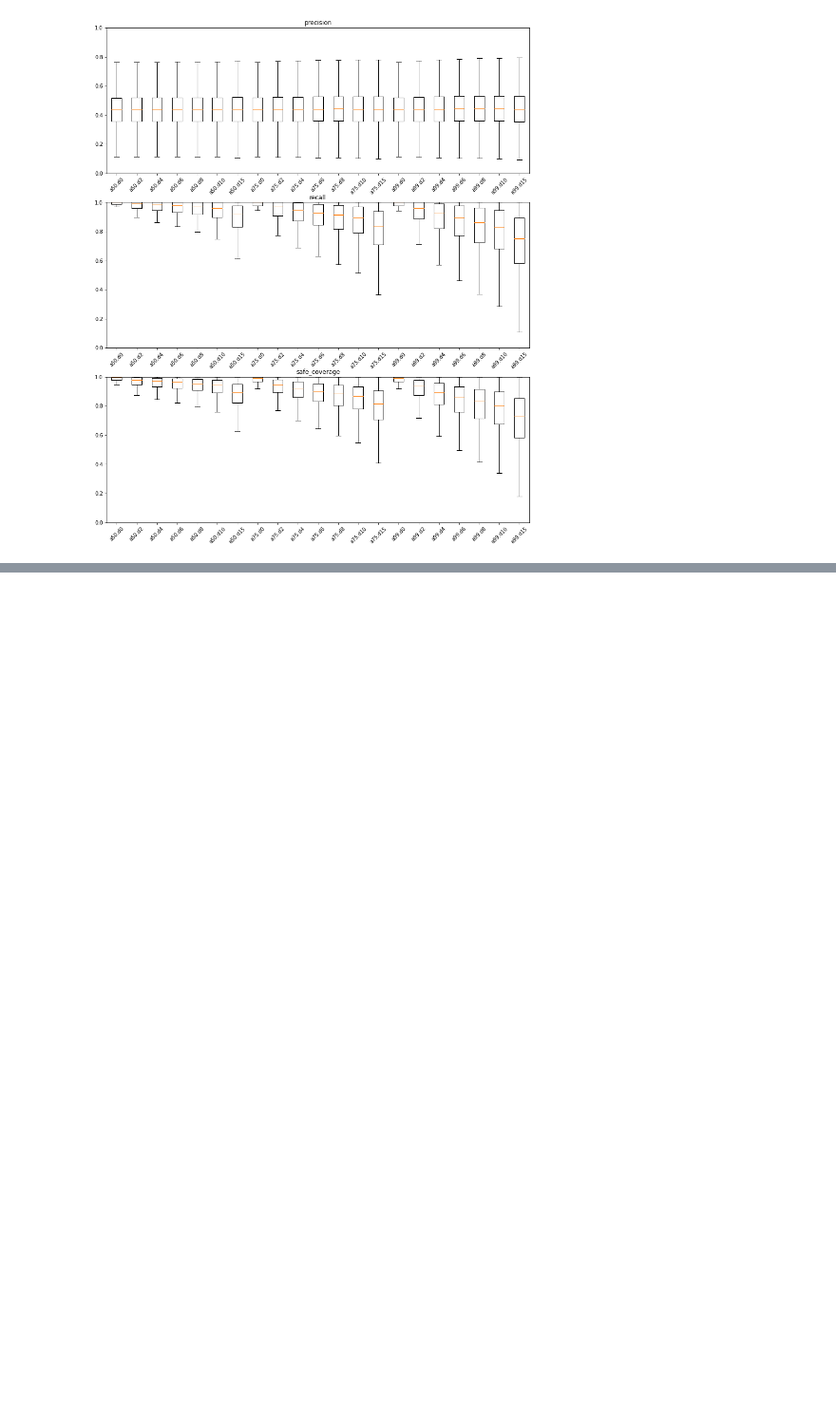
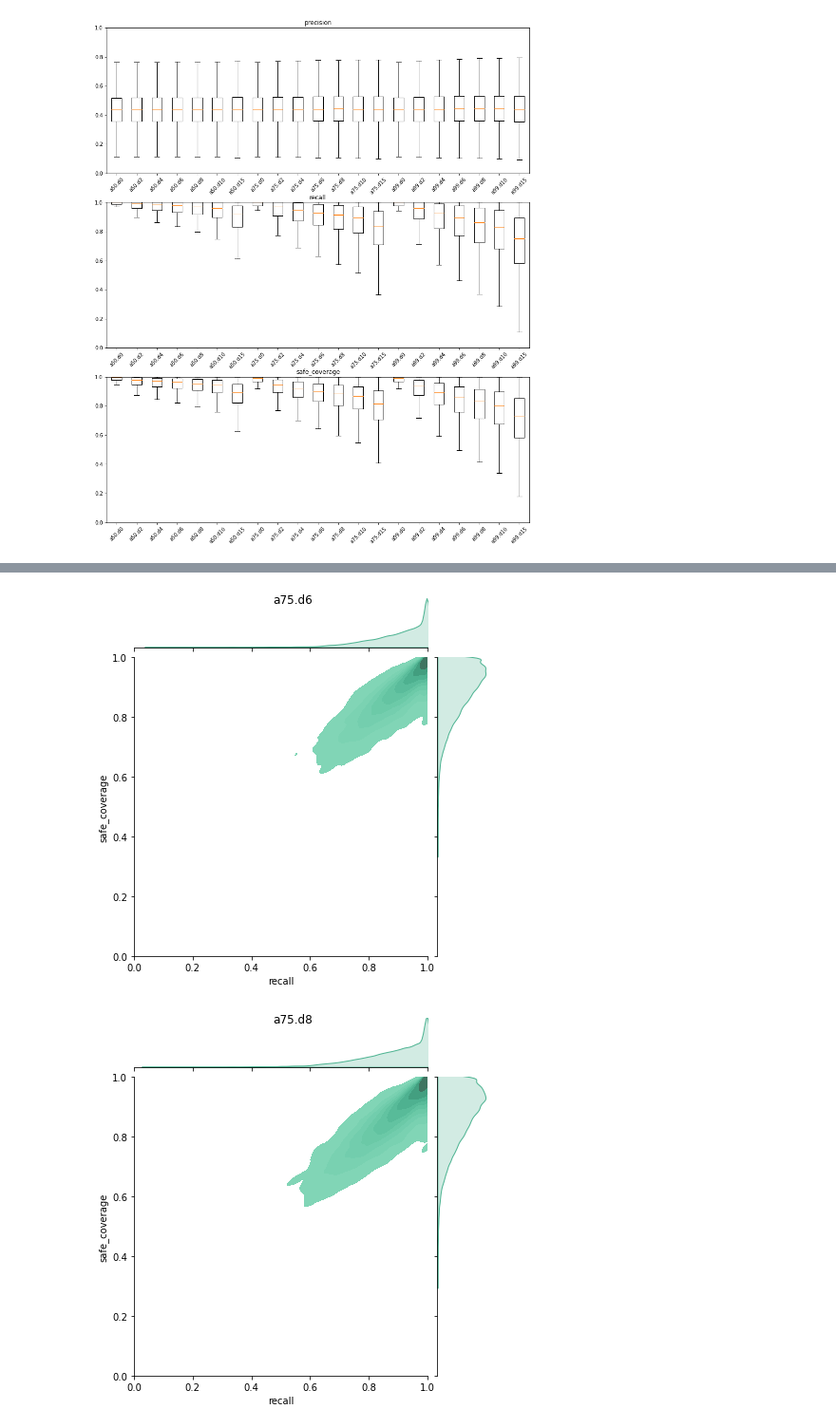
Before and after one commit to algbio/alignment-safety, a Jupyter notebook: pipeline/analysis/motifs.ipynb, the cells around one changed output, grey strips where cells are left out. Shown: that part at 95% size. Saved outputs shown, nothing was run; the diff lists cells and outputs as text; code cells hidden in the pictures; blank space fills up the shorter version.

```diff
--- a/pipeline/analysis/motifs.ipynb
+++ b/pipeline/analysis/motifs.ipynb
@@ -500,0 +463,19 @@ plot_recall_safe_coverage(groups, alphas, deltas)
+# %%
+def plot_kde(groups, alpha, deltas, _x, _y, id_range=None):
+    for i, d in enumerate(deltas):
+        if id_range != None:
+            df = groups[(alpha, d)][(id_range[0] <= groups[(alpha,d)].identity) & (groups[(alpha,d)].identity <= id_range[1])]
+        else:
+            df = groups[(alpha, d)]
+
+        ax = sb.jointplot(
+            data=df, x=_x, y=_y, fill=True,
+            xlim=(0,1), ylim=(0,1), color="#4CB391", kind="kde",
+        )
+        ax.fig.suptitle(f"a{alpha}.d{d}")
+    plt.show()
+# %%
+plot_kde(groups, 75, [6,8,10], _x="recall", _y="safe_coverage")
+# %% [output]
+[figure, added]
+[figure, added]
```
Also changed, not shown: parts of 25 cells of this notebook.
